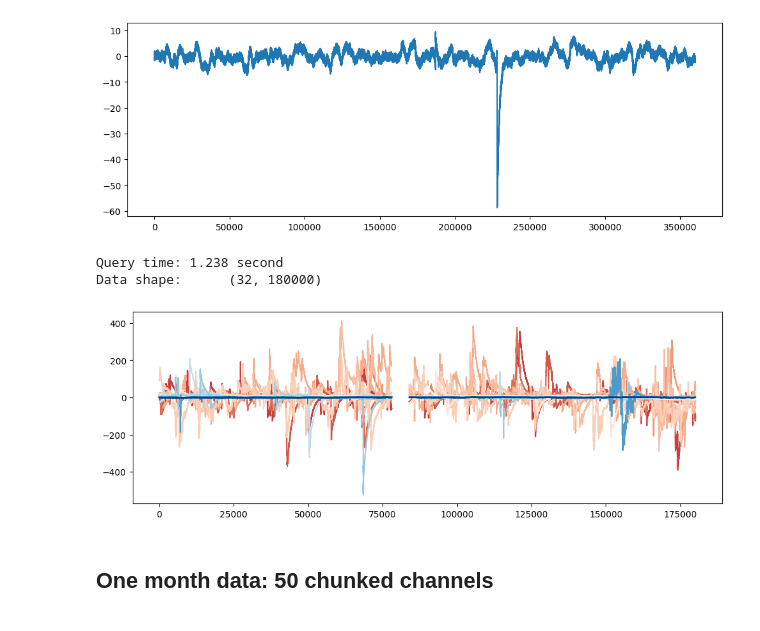
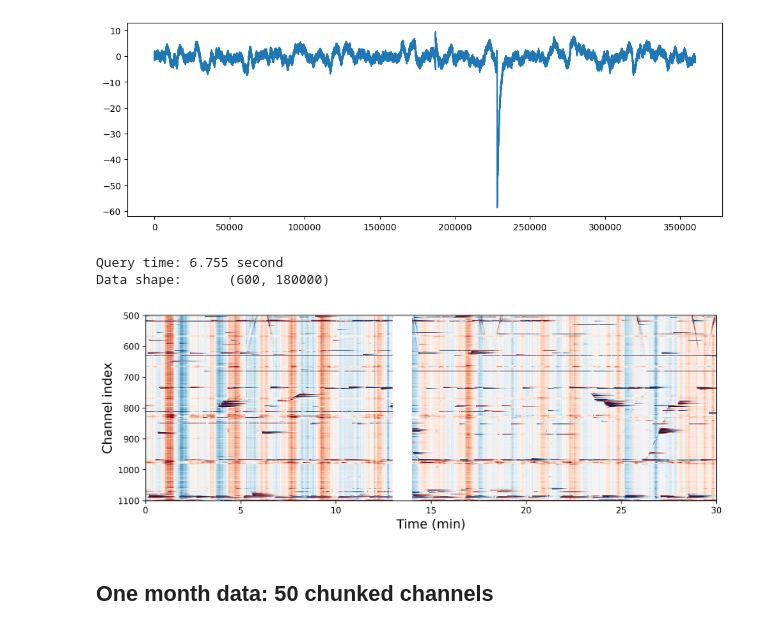
Before and after one commit to niyiyu/DASstore, a Jupyter notebook: tutorials/tutorial_client_zarr_backend_SeaDAS.ipynb, the cells around one changed output. Saved outputs shown, nothing was run; the diff lists cells and outputs as text; code cells hidden in the pictures.

````diff
--- a/tutorials/tutorial_client_zarr_backend_SeaDAS.ipynb
+++ b/tutorials/tutorial_client_zarr_backend_SeaDAS.ipynb
@@ -23,6 +23,6 @@ aws_access_key_id = ACCESS_KEY_ID
 aws_secret_access_key = ACCESS_KEY_SECRET
 ```
 # %%
-client = Client("SeaDAS", "pnwstore1.ess.washington.edu:9000", anon = False)
+client = Client("seadas-december-2022", "pnwstore1.ess.washington.edu:9000", anon = False)
 client
 # %% [output]
@@ -82,24 +81,27 @@ Data shape:      (360000,)
 [<matplotlib.lines.Line2D at 0x...>]
 [figure]
 # %%
-# get half-hour data of channel index 20 to 52
+# get half-hour data of channel index 500 to 1100
 
 t0 = time.time()
-data = client.get_data(np.arange(20, 52),
+data = client.get_data(channels = np.arange(500, 1100),
                        starttime = "2022-12-15T13:30:00.000",
-                       endtime = "2022-12-15T14:00:00.000")
+                       endtime   = "2022-12-15T14:00:00.000")
 print("Query time: %.3f second" % (time.time() - t0))
 print(f"Data shape:\t {data.shape}")
 
-plt.figure(figsize = (12, 4), dpi = 100)
-for i in range(32):
-    plt.plot(data[i, :], color = cm.RdBu(i*8))
+plt.figure(figsize = (12, 4), dpi = 300)
+plt.imshow(data, aspect = 'auto', cmap = 'RdBu', vmax = 2, vmin = -2)
+plt.xlabel("Time (min)", fontsize = 15)
+plt.ylabel("Channel index", fontsize = 15)
+_ = plt.yticks(np.linspace(0, 600, 7), [int(i) + 500 for i in np.linspace(0, 600, 7)])
+_ = plt.xticks(np.linspace(0, 180000, 7), [int(i) for i in np.linspace(0, 180000, 7)/6000])
 
 # note the data gap for all channels.
 # %% [output]
-Query time: 1.238 second
-Data shape:      (32, 180000)
+Query time: 6.755 second
+Data shape:      (600, 180000)
-[figure, old version]
+[figure, new version]
 # %% [markdown]
 ## One month data: 50 chunked channels
 # %% [markdown]
````
Also changed, not shown: parts of 1 cell of this notebook, 1 other file.
